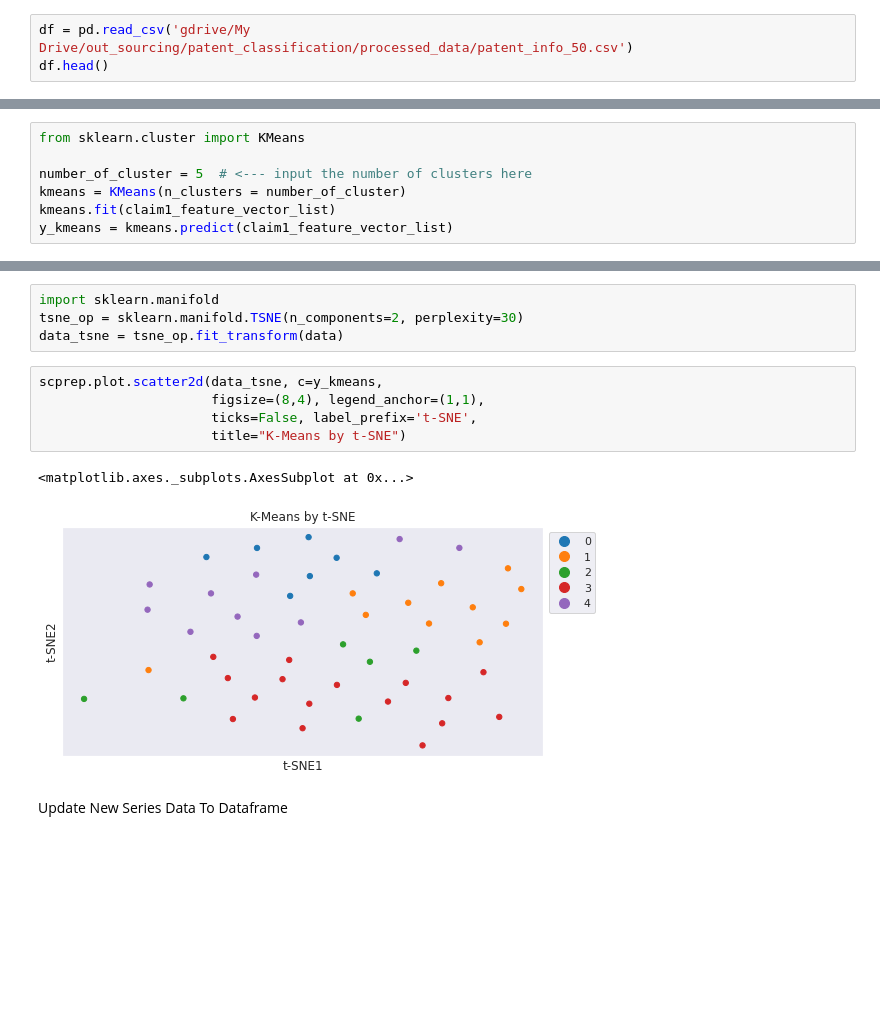
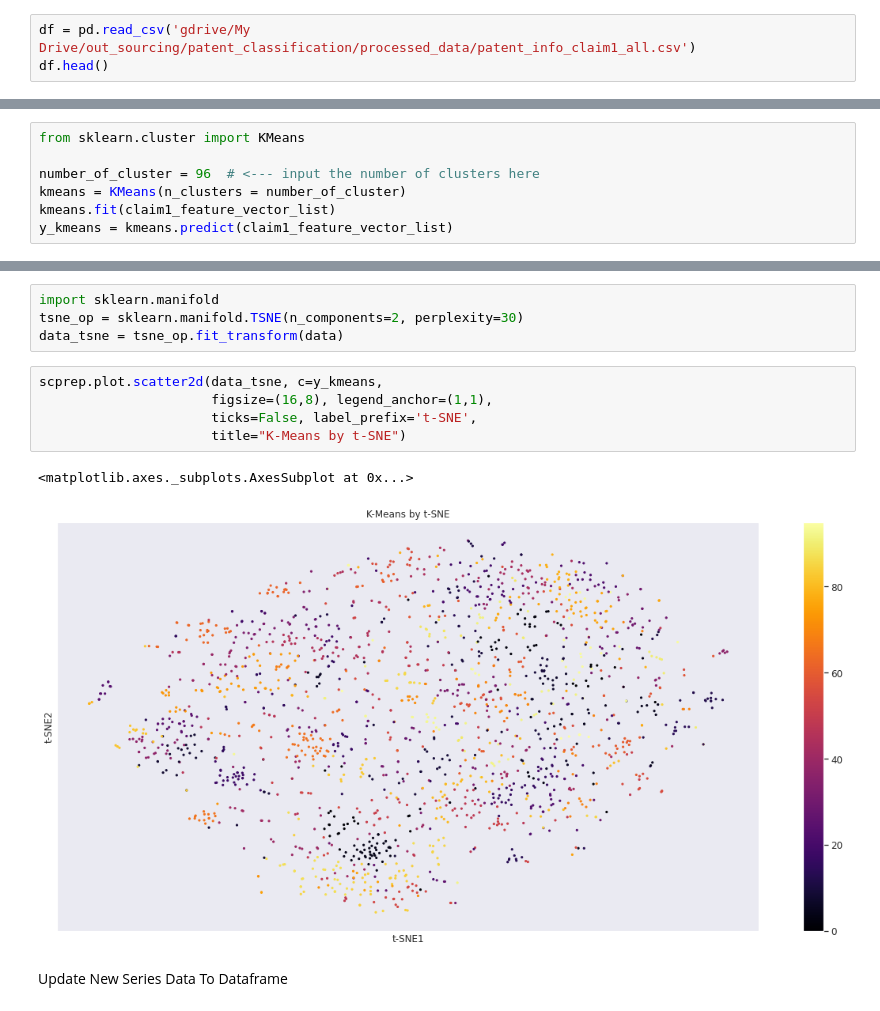
Before and after one commit to wei-yuan/patent_classification, a Jupyter notebook: BertFeatureVectorToCPCNumStat.ipynb, the cells around one changed output, grey strips where cells are left out. Cells and saved outputs as stored; diff of their text form; blank space fills up the shorter version.

```diff
--- a/BertFeatureVectorToCPCNumStat.ipynb
+++ b/BertFeatureVectorToCPCNumStat.ipynb
@@ -271,6 +268,6 @@ pd.__version__
 # %% [output]
 '1.3.5'
 # %%
-df = pd.read_csv('gdrive/My Drive/out_sourcing/patent_classification/processed_data/patent_info_50.csv')
+df = pd.read_csv('gdrive/My Drive/out_sourcing/patent_classification/processed_data/patent_info_claim1_all.csv')
 df.head()
 # %% [output]
@@ -325,7 +309,7 @@ import numpy as np
 # %%
 from sklearn.cluster import KMeans
 
-number_of_cluster = 5  # <--- input the number of clusters here
+number_of_cluster = 96  # <--- input the number of clusters here
 kmeans = KMeans(n_clusters = number_of_cluster)
 kmeans.fit(claim1_feature_vector_list)
 y_kmeans = kmeans.predict(claim1_feature_vector_list)
@@ -377,12 +360,12 @@ tsne_op = sklearn.manifold.TSNE(n_components=2, perplexity=30)
 data_tsne = tsne_op.fit_transform(data)
 # %%
 scprep.plot.scatter2d(data_tsne, c=y_kmeans,
-                      figsize=(8,4), legend_anchor=(1,1),
+                      figsize=(16,8), legend_anchor=(1,1),
                       ticks=False, label_prefix='t-SNE',
                       title="K-Means by t-SNE")
 # %% [output]
 <matplotlib.axes._subplots.AxesSubplot at 0x...>
-[figure, old version]
+[figure, new version]
 # %% [markdown]
 Update New Series Data To Dataframe
 # %%
```
Also changed, not shown: parts of 18 cells of this notebook.
